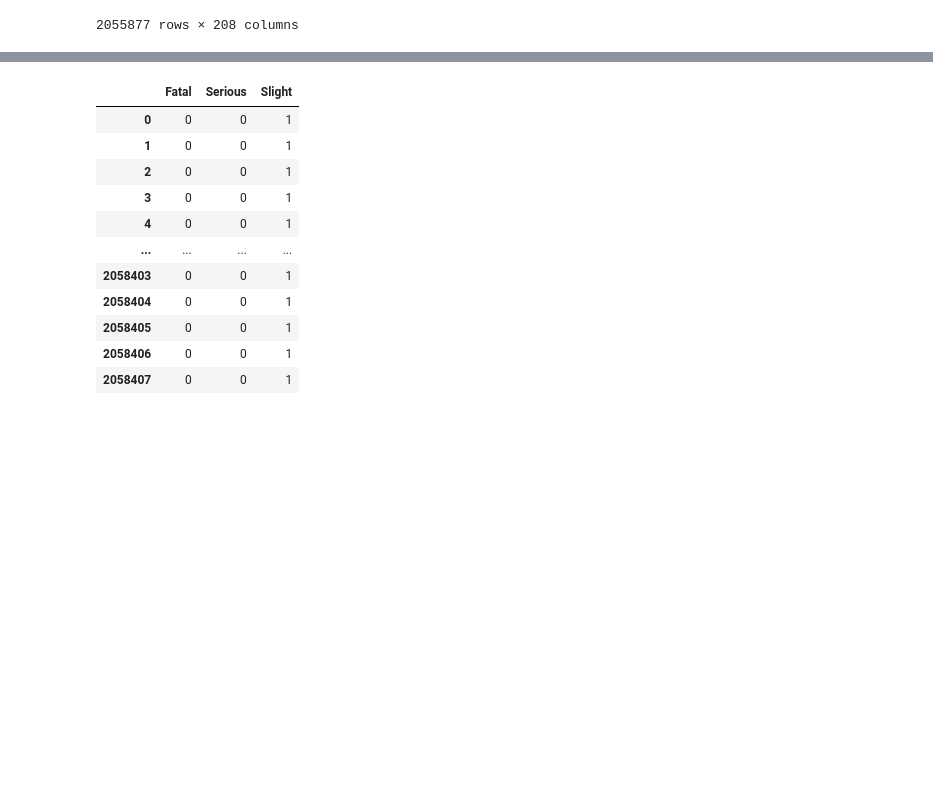
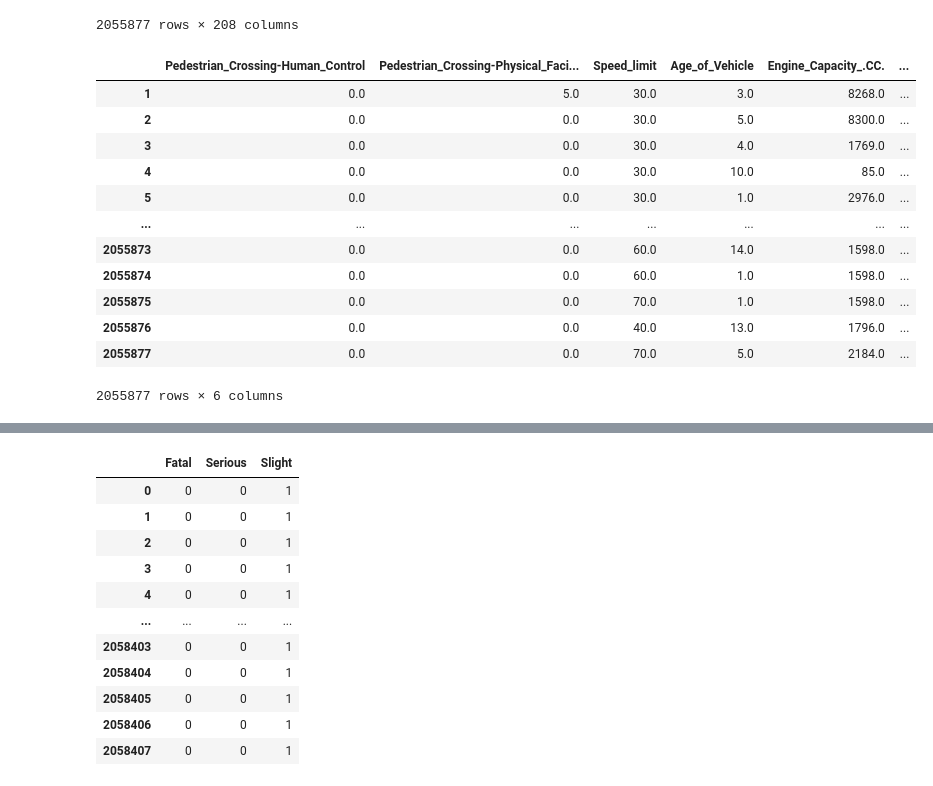
Before and after one commit to scharpham/Springboard, a Jupyter notebook: Capstone2/capstone2/notebooks/Capstone2-Preprocessing.ipynb, the cells around one changed output, grey strips where cells are left out. Drawn from its saved outputs; the diff is of its cells as text; code cells hidden in the pictures; blank space fills up the shorter version.

```diff
--- a/Capstone2/capstone2/notebooks/Capstone2-Preprocessing.ipynb
+++ b/Capstone2/capstone2/notebooks/Capstone2-Preprocessing.ipynb
@@ -190,0 +200,17 @@ Xnum = X[numcols]
+# %%
+Xnum = X[numcols]#df from numerical columns
+Xnum #view numerical df
+# %% [output]
+|  | Pedestrian_Crossing-Human_Control | Pedestrian_Crossing-Physical_Faci... | Speed_limit | Age_of_Vehicle | Engine_Capacity_.CC. | ... |
+| 1 | 0.0 | 5.0 | 30.0 | 3.0 | 8268.0 | ... |
+| 2 | 0.0 | 0.0 | 30.0 | 5.0 | 8300.0 | ... |
+| 3 | 0.0 | 0.0 | 30.0 | 4.0 | 1769.0 | ... |
+| 4 | 0.0 | 0.0 | 30.0 | 10.0 | 85.0 | ... |
+| 5 | 0.0 | 0.0 | 30.0 | 1.0 | 2976.0 | ... |
+| ... | ... | ... | ... | ... | ... | ... |
+| 2055873 | 0.0 | 0.0 | 60.0 | 14.0 | 1598.0 | ... |
+| 2055874 | 0.0 | 0.0 | 60.0 | 1.0 | 1598.0 | ... |
+| 2055875 | 0.0 | 0.0 | 70.0 | 1.0 | 1598.0 | ... |
+| 2055876 | 0.0 | 0.0 | 40.0 | 13.0 | 1796.0 | ... |
+| 2055877 | 0.0 | 0.0 | 70.0 | 5.0 | 2184.0 | ... |
+2055877 rows × 6 columns
```
Also changed, not shown: parts of 35 cells of this notebook.
